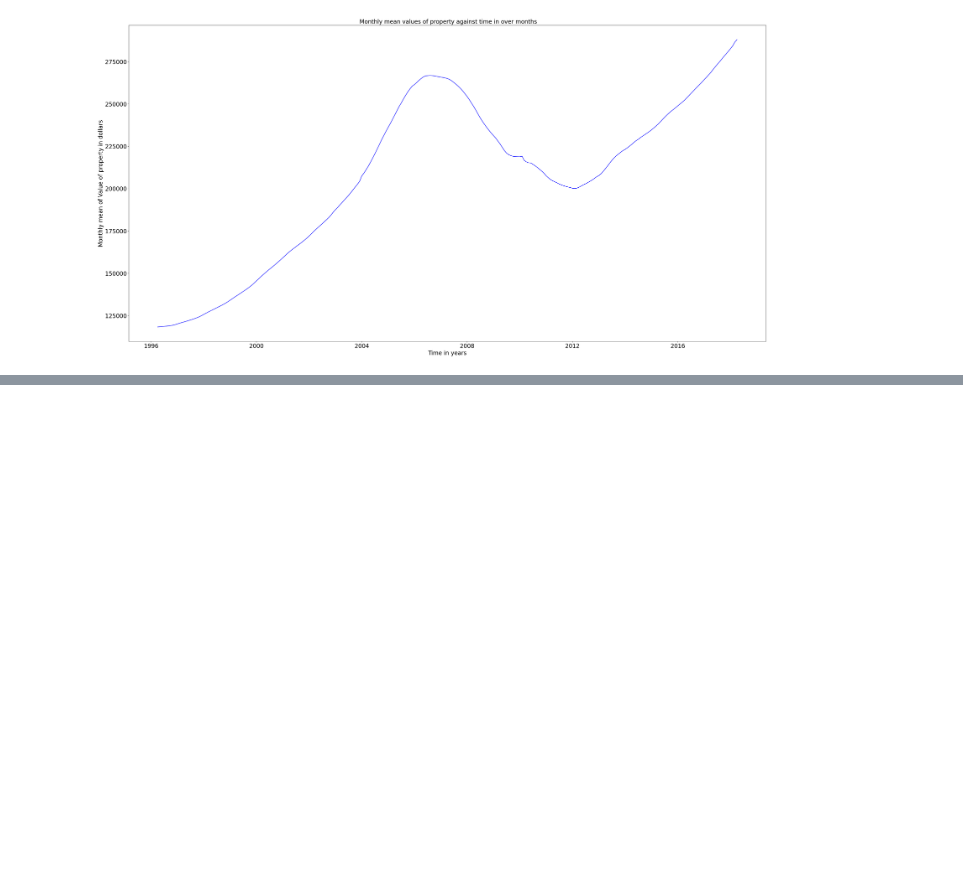
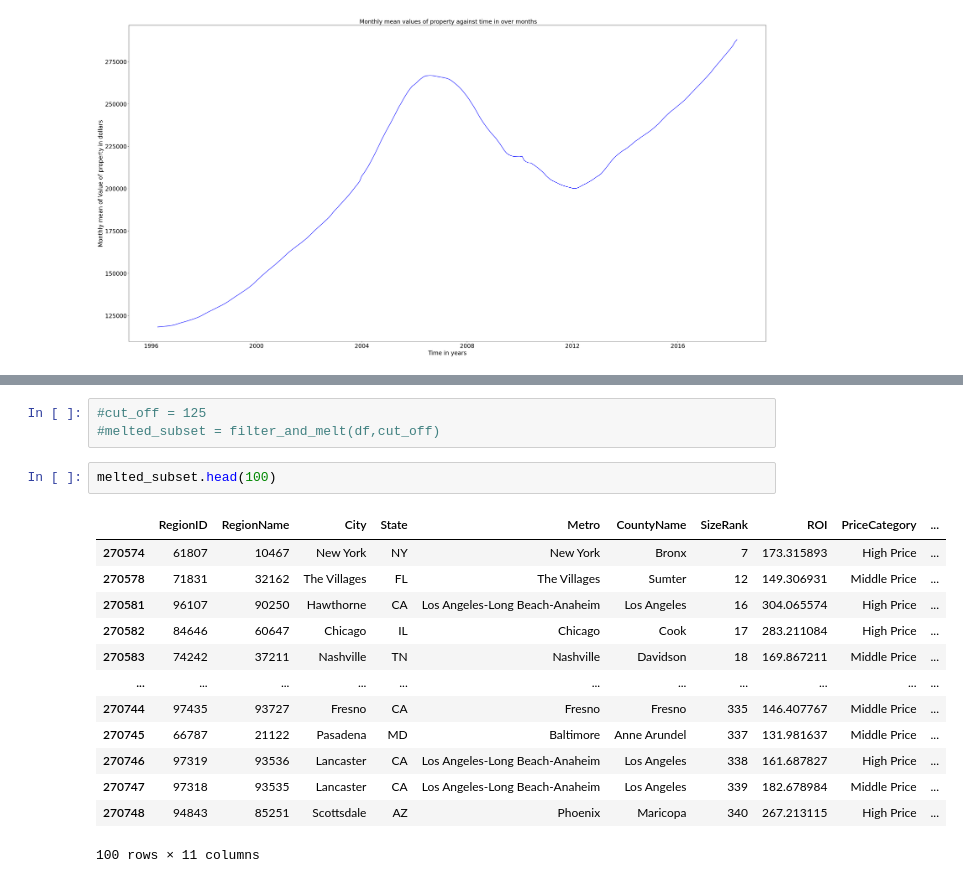
Before and after one commit to paulmwangi/Phase-4-Group-Project, a Jupyter notebook: index.ipynb, the cells around one changed output, grey strips where cells are left out. Drawn from its saved outputs; the diff is of its cells as text; blank space fills up the shorter version.

```diff
--- a/index.ipynb
+++ b/index.ipynb
@@ -457,0 +563,19 @@ plt.xticks(fontsize=20)
+# %%
+#cut_off = 125
+#melted_subset = filter_and_melt(df,cut_off)
+# %%
+melted_subset.head(100)
+# %% [output]
+|  | RegionID | RegionName | City | State | Metro | CountyName | SizeRank | ROI | PriceCategory | ... |
+| 270574 | 61807 | 10467 | New York | NY | New York | Bronx | 7 | 173.315893 | High Price | ... |
+| 270578 | 71831 | 32162 | The Villages | FL | The Villages | Sumter | 12 | 149.306931 | Middle Price | ... |
+| 270581 | 96107 | 90250 | Hawthorne | CA | Los Angeles-Long Beach-Anaheim | Los Angeles | 16 | 304.065574 | High Price | ... |
+| 270582 | 84646 | 60647 | Chicago | IL | Chicago | Cook | 17 | 283.211084 | High Price | ... |
+| 270583 | 74242 | 37211 | Nashville | TN | Nashville | Davidson | 18 | 169.867211 | Middle Price | ... |
+| ... | ... | ... | ... | ... | ... | ... | ... | ... | ... | ... |
+| 270744 | 97435 | 93727 | Fresno | CA | Fresno | Fresno | 335 | 146.407767 | Middle Price | ... |
+| 270745 | 66787 | 21122 | Pasadena | MD | Baltimore | Anne Arundel | 337 | 131.981637 | Middle Price | ... |
+| 270746 | 97319 | 93536 | Lancaster | CA | Los Angeles-Long Beach-Anaheim | Los Angeles | 338 | 161.687827 | High Price | ... |
+| 270747 | 97318 | 93535 | Lancaster | CA | Los Angeles-Long Beach-Anaheim | Los Angeles | 339 | 182.678984 | Middle Price | ... |
+| 270748 | 94843 | 85251 | Scottsdale | AZ | Phoenix | Maricopa | 340 | 267.213115 | High Price | ... |
+100 rows × 11 columns
```
Also changed, not shown: parts of 24 cells of this notebook.
